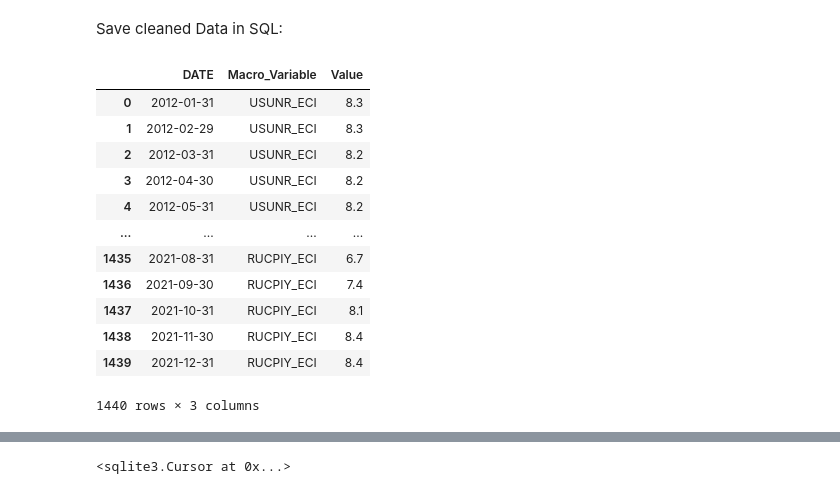
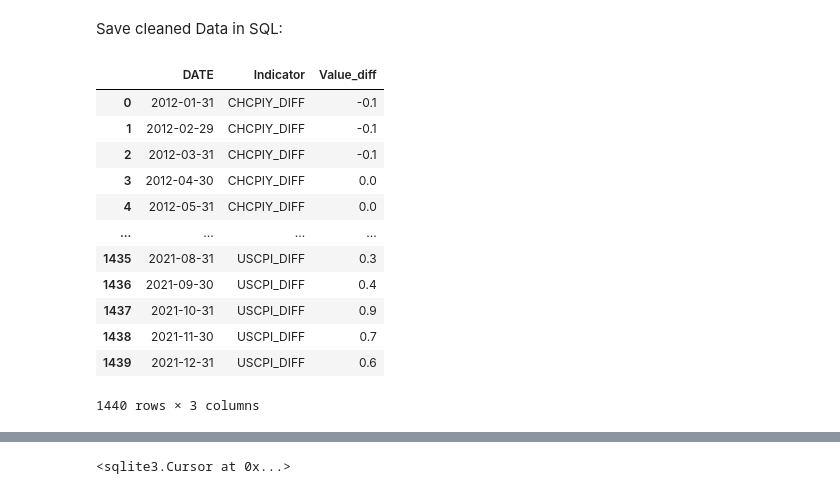
Before and after one commit to Liomat97/AQM, a Jupyter notebook: 2 Data Statistics.ipynb, the cells around one changed output, grey strips where cells are left out. Saved outputs shown, nothing was run; the diff lists cells and outputs as text; code cells hidden in the pictures.

```diff
--- a/2 Data Statistics.ipynb
+++ b/2 Data Statistics.ipynb
@@ -78,0 +92,15 @@ macro_raw_pivot.describe()
+# %%
+macro_raw_diff_pivot = pd.DataFrame()
+macro_raw_diff_pivot['CHCPIY_DIFF']   = macro_raw_abs_pivot['CHCPIY_ECI']         -   macro_raw_abs_pivot['CHCPIY_ECI'].shift(1)
+macro_raw_diff_pivot['CHJOB_DIFF']    = macro_raw_abs_pivot['CHJOB_ECI']          -   macro_raw_abs_pivot['CHJOB_ECI'].shift(1)
+macro_raw_diff_pivot['CHPMI_LOG']     = np.log(macro_raw_abs_pivot['CHPMI_ECI'])  -   np.log(macro_raw_abs_pivot['CHPMI_ECI'].shift(1))
+macro_raw_diff_pivot['CNCPI_DIFF']    = macro_raw_abs_pivot['CNCPI_ECI']          -   macro_raw_abs_pivot['CNCPI_ECI'].shift(1)
+macro_raw_diff_pivot['CNPMIB_LOG']    = np.log(macro_raw_abs_pivot['CNPMIB_ECI']) -   np.log(macro_raw_abs_pivot['CNPMIB_ECI'].shift(1))
+macro_raw_diff_pivot['EUHICY_DIFF']   = macro_raw_abs_pivot['EUHICY_ECI']         -   macro_raw_abs_pivot['EUHICY_ECI'].shift(1)
+macro_raw_diff_pivot['EUUNR_DIFF']    = macro_raw_abs_pivot['EUUNR_ECI']          -   macro_raw_abs_pivot['EUUNR_ECI'].shift(1)
+macro_raw_diff_pivot['RUCPIY_DIFF']   = macro_raw_abs_pivot['RUCPIY_ECI']         -   macro_raw_abs_pivot['RUCPIY_ECI'].shift(1)
+macro_raw_diff_pivot['RUUNR_DIFF']    = macro_raw_abs_pivot['RUUNR_ECI']          -   macro_raw_abs_pivot['RUUNR_ECI'].shift(1)
+macro_raw_diff_pivot['USPMI_LOG']     = np.log(macro_raw_abs_pivot['USPMI_ECI'])  -   np.log(macro_raw_abs_pivot['USPMI_ECI'].shift(1))
+macro_raw_diff_pivot['USUNR_DIFF']    = macro_raw_abs_pivot['USUNR_ECI']          -   macro_raw_abs_pivot['USUNR_ECI'].shift(1)
+macro_raw_diff_pivot['USCPI_DIFF']    = macro_raw_abs_pivot['USCPI_ECI']
+macro_raw_diff_pivot
@@ -115,8 +158,8 @@ In Marco-Data some Data is missing in the indicators:
 - RUPMIM_ECI
 # %%
 col_to_drop = ['CNURUA_ECI','EUPMI_ECI','RUPMIM_ECI']
-macro_clean = macro_raw[macro_raw.Macro_Variable.isin(col_to_drop) == False]
-macro_clean
+macro_clean_abs = macro_raw_abs[macro_raw_abs.Macro_Variable.isin(col_to_drop) == False]
+macro_clean_abs
 # %% [output]
 |  | Macro_Variable | Value |
 | DATE |  |  |
@@ -152,0 +224,3 @@ macro_clean_pivot
+# %%
+macro_clean_diff_pivot = macro_raw_diff_pivot.dropna()
+macro_clean_diff_pivot
@@ -216,3 +329,10 @@ PLc1       0
 SIc1       0
 Wc1        0
 dtype: int64
+# %%
+macro_clean_diff = macro_clean_diff_pivot.unstack()
+macro_clean_diff = pd.DataFrame(macro_clean_diff)
+macro_clean_diff = macro_clean_diff.reset_index()
+macro_clean_diff = macro_clean_diff.set_index('DATE')
+macro_clean_diff = macro_clean_diff.rename(columns={'level_0': 'Indicator', 0:'Value_diff'})
+macro_clean_diff
@@ -243,22 +378,26 @@ Save cleaned Data in SQL:
 # %%
 futures_clean = futures_clean.reset_index()
 liste_SQL_futures_clean = futures_clean.values.tolist()
 futures_clean
 
-macro_clean = macro_clean.reset_index()
-liste_SQL_macro_clean = macro_clean.values.tolist()
-macro_clean
+macro_clean_abs = macro_clean_abs.reset_index()
+liste_SQL_macro_clean_abs = macro_clean_abs.values.tolist()
+macro_clean_abs
+
+macro_clean_diff = macro_clean_diff.reset_index()
+liste_SQL_macro_clean_diff = macro_clean_diff.values.tolist()
+macro_clean_diff
 # %% [output]
-|  | DATE | Macro_Variable | Value |
-| 0 | 2012-01-31 | USUNR_ECI | 8.3 |
-| 1 | 2012-02-29 | USUNR_ECI | 8.3 |
-| 2 | 2012-03-31 | USUNR_ECI | 8.2 |
-| 3 | 2012-04-30 | USUNR_ECI | 8.2 |
-| 4 | 2012-05-31 | USUNR_ECI | 8.2 |
+|  | DATE | Indicator | Value_diff |
+| 0 | 2012-01-31 | CHCPIY_DIFF | -0.1 |
+| 1 | 2012-02-29 | CHCPIY_DIFF | -0.1 |
+| 2 | 2012-03-31 | CHCPIY_DIFF | -0.1 |
+| 3 | 2012-04-30 | CHCPIY_DIFF | 0.0 |
+| 4 | 2012-05-31 | CHCPIY_DIFF | 0.0 |
 | ... | ... | ... | ... |
-| 1435 | 2021-08-31 | RUCPIY_ECI | 6.7 |
-| 1436 | 2021-09-30 | RUCPIY_ECI | 7.4 |
-| 1437 | 2021-10-31 | RUCPIY_ECI | 8.1 |
-| 1438 | 2021-11-30 | RUCPIY_ECI | 8.4 |
-| 1439 | 2021-12-31 | RUCPIY_ECI | 8.4 |
+| 1435 | 2021-08-31 | USCPI_DIFF | 0.3 |
+| 1436 | 2021-09-30 | USCPI_DIFF | 0.4 |
+| 1437 | 2021-10-31 | USCPI_DIFF | 0.9 |
+| 1438 | 2021-11-30 | USCPI_DIFF | 0.7 |
+| 1439 | 2021-12-31 | USCPI_DIFF | 0.6 |
 1440 rows × 3 columns
```
Also changed, not shown: parts of 21 cells of this notebook, 21 other files.
